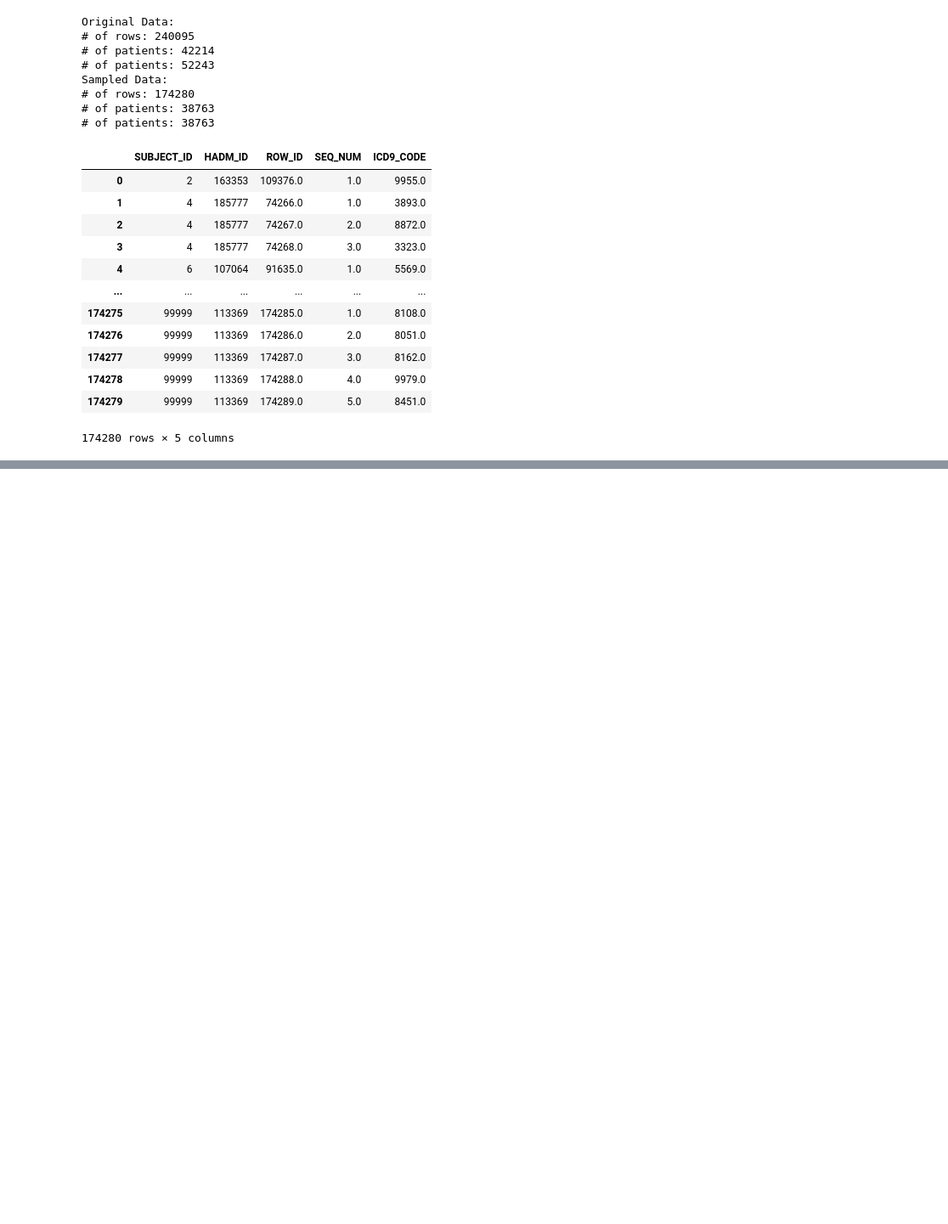
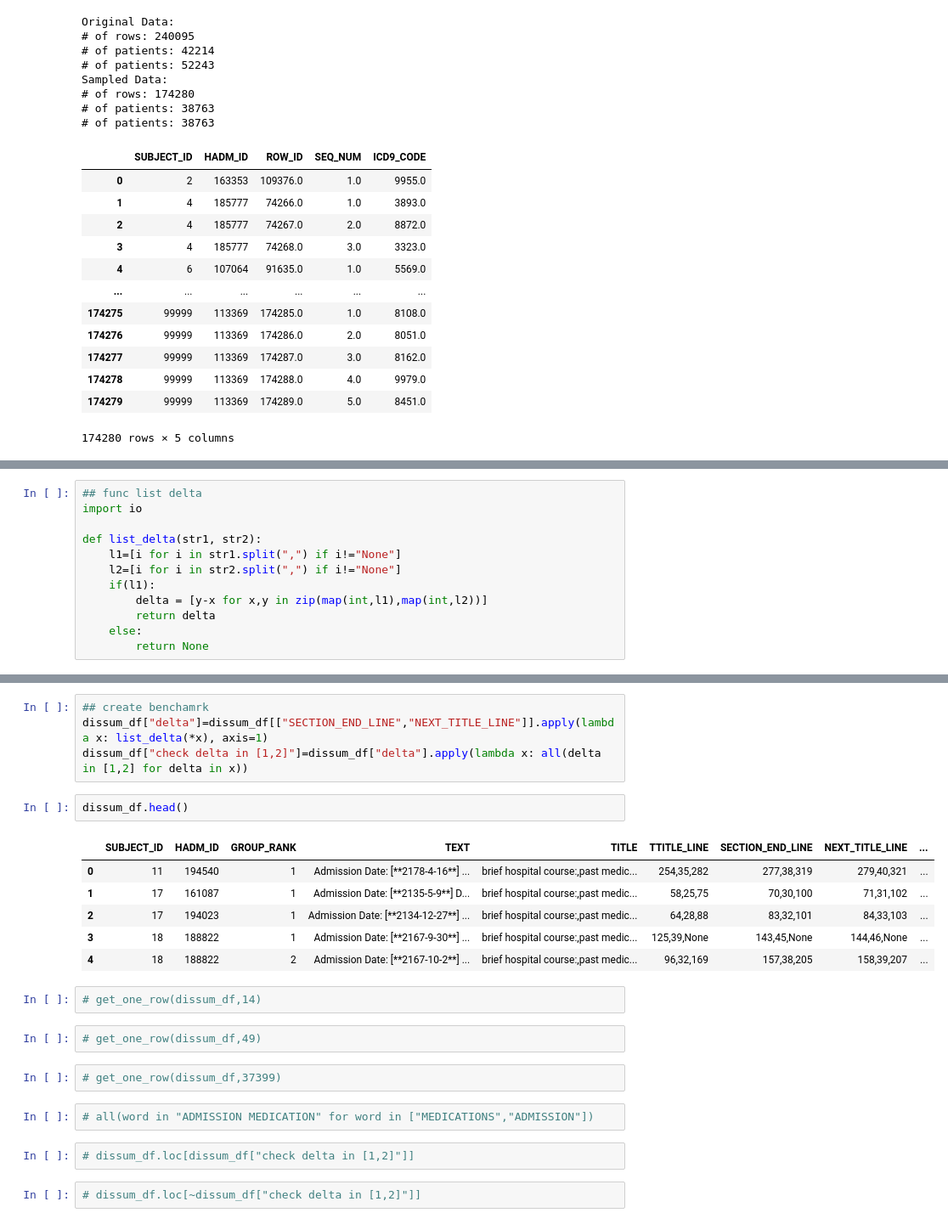
Before and after one commit to liuzi/Clinic-Analysis, a Jupyter notebook: Scripts/Data_Process_Server/S2 Dimension Reduction.ipynb, the cells around one changed output, grey strips where cells are left out. Shown: that part at 85% size. Cells and saved outputs as stored; diff of their text form; blank space fills up the shorter version.

```diff
--- a/Scripts/Data_Process_Server/S2 Dimension Reduction.ipynb
+++ b/Scripts/Data_Process_Server/S2 Dimension Reduction.ipynb
@@ -234,0 +247,12 @@ Sampled Data:
+# %%
+## func list delta
+import io
+
+def list_delta(str1, str2):
+    l1=[i for i in str1.split(",") if i!="None"]
+    l2=[i for i in str2.split(",") if i!="None"]
+    if(l1):
+        delta = [y-x for x,y in zip(map(int,l1),map(int,l2))]
+        return delta
+    else:
+        return None
@@ -234,0 +283,25 @@ Sampled Data:
+# %%
+## create benchamrk
+dissum_df["delta"]=dissum_df[["SECTION_END_LINE","NEXT_TITLE_LINE"]].apply(lambda x: list_delta(*x), axis=1)
+dissum_df["check delta in [1,2]"]=dissum_df["delta"].apply(lambda x: all(delta in [1,2] for delta in x))
+# %%
+dissum_df.head()
+# %% [output]
+|  | SUBJECT_ID | HADM_ID | GROUP_RANK | TEXT | TITLE | TTITLE_LINE | SECTION_END_LINE | NEXT_TITLE_LINE | ... |
+| 0 | 11 | 194540 | 1 | Admission Date: [**2178-4-16**] ... | brief hospital course:,past medic... | 254,35,282 | 277,38,319 | 279,40,321 | ... |
+| 1 | 17 | 161087 | 1 | Admission Date: [**2135-5-9**] D... | brief hospital course:,past medic... | 58,25,75 | 70,30,100 | 71,31,102 | ... |
+| 2 | 17 | 194023 | 1 | Admission Date: [**2134-12-27**] ... | brief hospital course:,past medic... | 64,28,88 | 83,32,101 | 84,33,103 | ... |
+| 3 | 18 | 188822 | 1 | Admission Date: [**2167-9-30**] ... | brief hospital course:,past medic... | 125,39,None | 143,45,None | 144,46,None | ... |
+| 4 | 18 | 188822 | 2 | Admission Date: [**2167-10-2**] ... | brief hospital course:,past medic... | 96,32,169 | 157,38,205 | 158,39,207 | ... |
+# %%
+# get_one_row(dissum_df,14)
+# %%
+# get_one_row(dissum_df,49)
+# %%
+# get_one_row(dissum_df,37399)
+# %%
+# all(word in "ADMISSION MEDICATION" for word in ["MEDICATIONS","ADMISSION"])
+# %%
+# dissum_df.loc[dissum_df["check delta in [1,2]"]]
+# %%
+# dissum_df.loc[~dissum_df["check delta in [1,2]"]]
```
Also changed, not shown: parts of 11 cells of this notebook, 7 other files.
